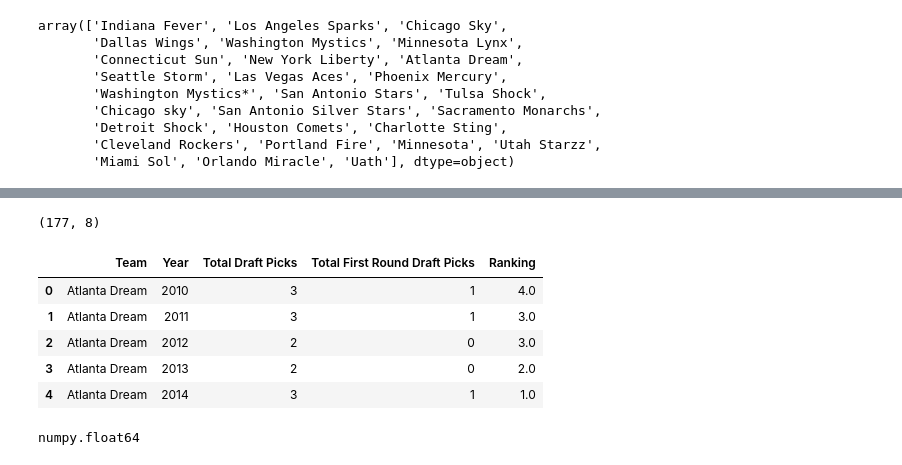
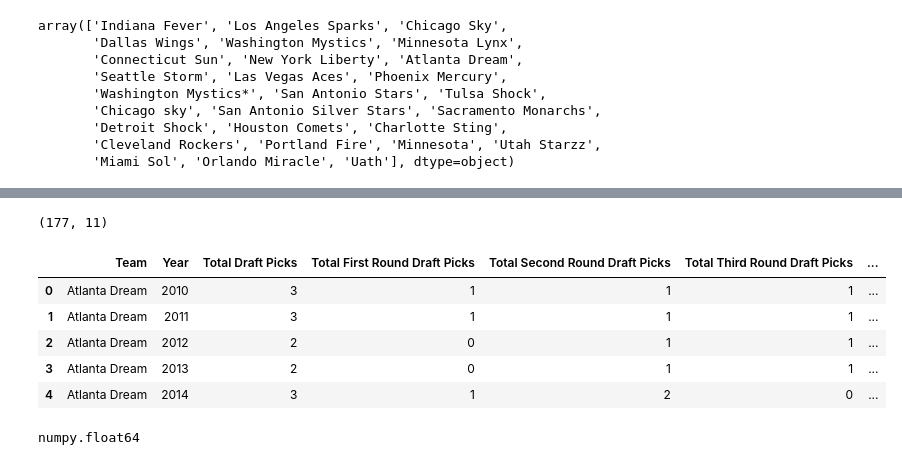
Before and after one commit to nminaa/wnba, a Jupyter notebook: analyzing_draft_picks.ipynb, the cells around one changed output, grey strips where cells are left out. Cells and saved outputs as stored; diff of their text form; code cells hidden in the pictures.

```diff
--- a/analyzing_draft_picks.ipynb
+++ b/analyzing_draft_picks.ipynb
@@ -150,7 +150,10 @@ array(['Indiana Fever', 'Los Angeles Sparks', 'Chicago Sky',
 # %%
 team_year_df = draft_df.groupby(['Trimmed Draft Team', 'Draft Year']).agg(
     Number_of_Players_Drafted=('Player', 'count'),
-    Number_of_First_Round_Drafts=('Round', lambda x: (x == 'First').sum())
+    Number_of_First_Round_Drafts=('Round', lambda x: (x == 'First').sum()),
+    Number_of_Second_Round_Drafts=('Round', lambda x: (x == 'Second').sum()),
+    Number_of_Third_Round_Drafts=('Round', lambda x: (x == 'Third').sum()),
+    Number_of_Fourth_Round_Drafts=('Round', lambda x: (x == 'Fourth').sum())
 ).reset_index()
 
 team_year_df.head(n=25)
@@ -185,15 +188,15 @@ team_rankings_df.head()
 # %%
 team_rankings_df.shape
 # %% [output]
-(177, 8)
+(177, 11)
 # %%
 team_rankings_df = team_rankings_df.drop(columns=['TEAM', 'Roster', 'Year'])
-team_rankings_df = team_rankings_df.rename(columns={'Trimmed Draft Team': 'Team', 'Number_of_Players_Drafted': 'Total Draft Picks', 'Number_of_First_Round_Drafts': 'Total First Round Draft Picks', 'Draft Year': 'Year'})
+team_rankings_df = team_rankings_df.rename(columns={'Trimmed Draft Team': 'Team', 'Number_of_Players_Drafted': 'Total Draft Picks', 'Number_of_First_Round_Drafts': 'Total First Round Draft Picks', 'Number_of_Second_Round_Drafts': 'Total Second Round Draft Picks', 'Number_of_Third_Round_Drafts': 'Total Third Round Draft Picks', 'Number_of_Fourth_Round_Drafts': 'Total Fourth Round Draft Picks', 'Draft Year': 'Year'})
 team_rankings_df.head()
 # %% [output]
-|  | Team | Year | Total Draft Picks | Total First Round Draft Picks | Ranking |
-| 0 | Atlanta Dream | 2010 | 3 | 1 | 4.0 |
-| 1 | Atlanta Dream | 2011 | 3 | 1 | 3.0 |
-| 2 | Atlanta Dream | 2012 | 2 | 0 | 3.0 |
-| 3 | Atlanta Dream | 2013 | 2 | 0 | 2.0 |
-| 4 | Atlanta Dream | 2014 | 3 | 1 | 1.0 |
+|  | Team | Year | Total Draft Picks | Total First Round Draft Picks | Total Second Round Draft Picks | Total Third Round Draft Picks | ... |
+| 0 | Atlanta Dream | 2010 | 3 | 1 | 1 | 1 | ... |
+| 1 | Atlanta Dream | 2011 | 3 | 1 | 1 | 1 | ... |
+| 2 | Atlanta Dream | 2012 | 2 | 0 | 1 | 1 | ... |
+| 3 | Atlanta Dream | 2013 | 2 | 0 | 1 | 1 | ... |
+| 4 | Atlanta Dream | 2014 | 3 | 1 | 2 | 0 | ... |
```
Also changed, not shown: parts of 8 cells of this notebook, 1 other file.
